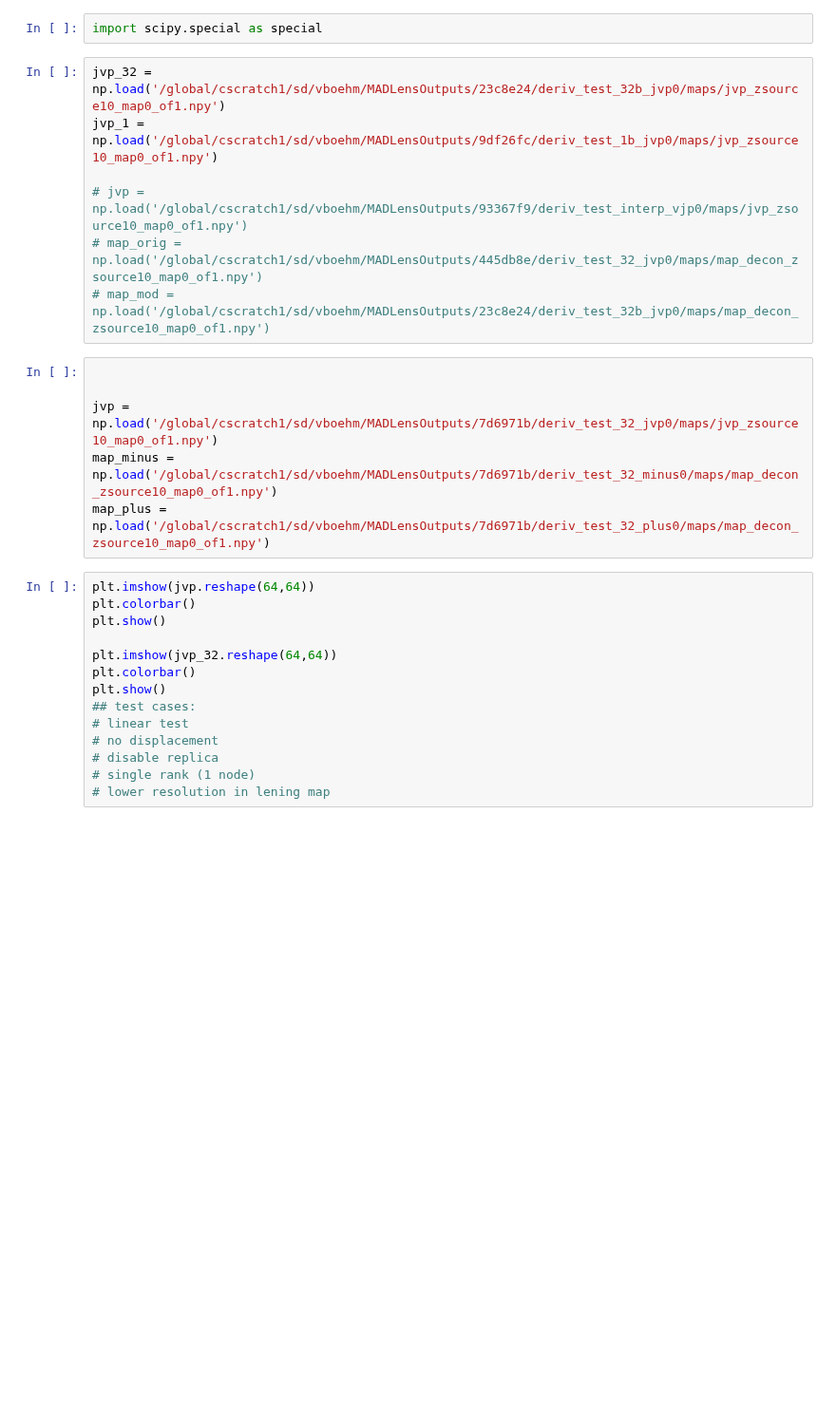
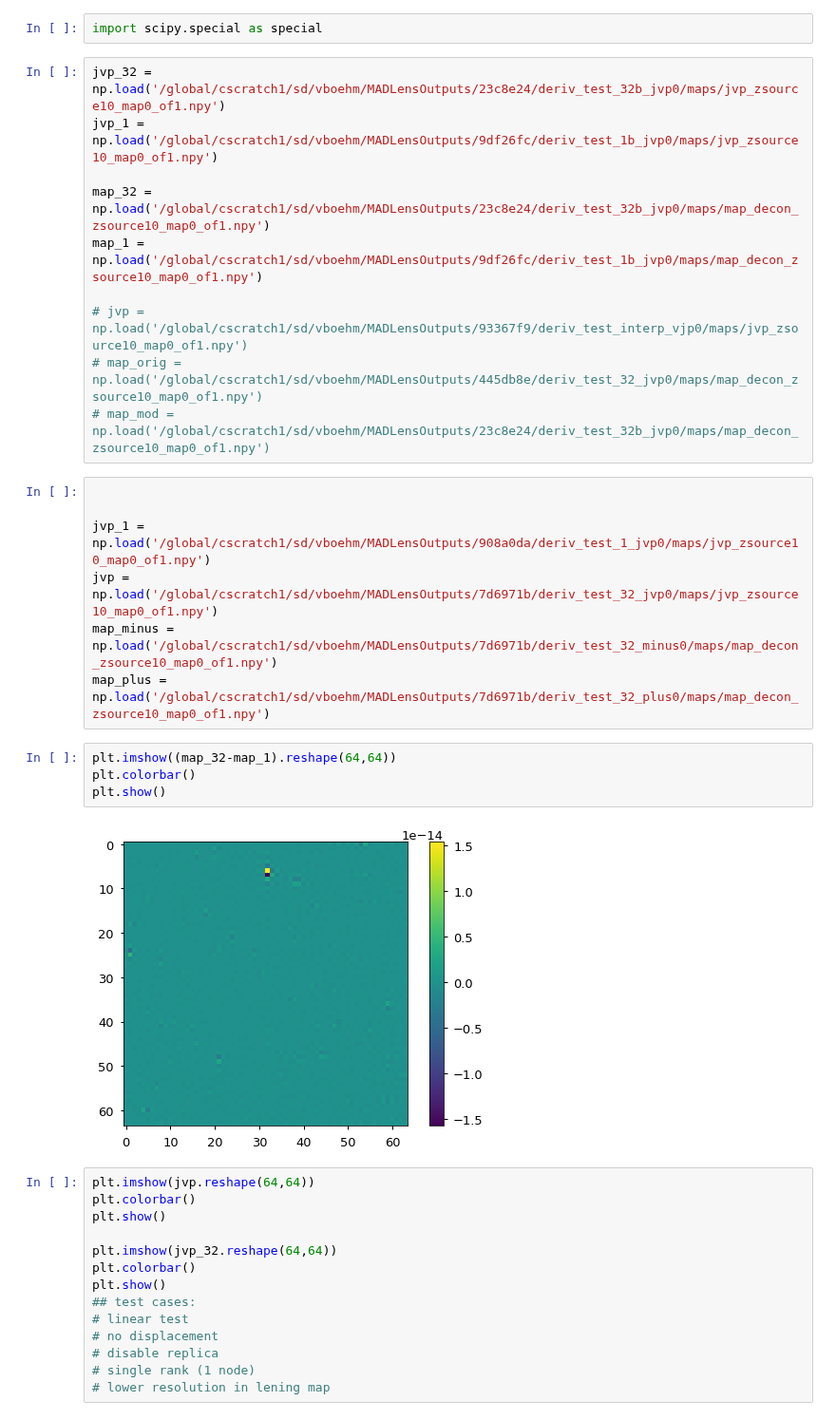
Before and after one commit to VMBoehm/MADLens, a Jupyter notebook: notebooks/PlotResults-publications.ipynb, the cells around one changed output. Shown at 95% size. Cells and saved outputs as stored; diff of their text form; blank space fills up the shorter version.

```diff
--- a/notebooks/PlotResults-publications.ipynb
+++ b/notebooks/PlotResults-publications.ipynb
@@ -591,15 +591,25 @@ import scipy.special as special
 jvp_32 = np.load('/global/cscratch1/sd/vboehm/MADLensOutputs/23c8e24/deriv_test_32b_jvp0/maps/jvp_zsource10_map0_of1.npy')
 jvp_1 = np.load('/global/cscratch1/sd/vboehm/MADLensOutputs/9df26fc/deriv_test_1b_jvp0/maps/jvp_zsource10_map0_of1.npy')
 
+map_32 = np.load('/global/cscratch1/sd/vboehm/MADLensOutputs/23c8e24/deriv_test_32b_jvp0/maps/map_decon_zsource10_map0_of1.npy')
+map_1 = np.load('/global/cscratch1/sd/vboehm/MADLensOutputs/9df26fc/deriv_test_1b_jvp0/maps/map_decon_zsource10_map0_of1.npy')
+
 # jvp = np.load('/global/cscratch1/sd/vboehm/MADLensOutputs/93367f9/deriv_test_interp_vjp0/maps/jvp_zsource10_map0_of1.npy')
 # map_orig = np.load('/global/cscratch1/sd/vboehm/MADLensOutputs/445db8e/deriv_test_32_jvp0/maps/map_decon_zsource10_map0_of1.npy')
 # map_mod = np.load('/global/cscratch1/sd/vboehm/MADLensOutputs/23c8e24/deriv_test_32b_jvp0/maps/map_decon_zsource10_map0_of1.npy')
 # %%
 
 
+jvp_1 = np.load('/global/cscratch1/sd/vboehm/MADLensOutputs/908a0da/deriv_test_1_jvp0/maps/jvp_zsource10_map0_of1.npy')
 jvp = np.load('/global/cscratch1/sd/vboehm/MADLensOutputs/7d6971b/deriv_test_32_jvp0/maps/jvp_zsource10_map0_of1.npy')
 map_minus = np.load('/global/cscratch1/sd/vboehm/MADLensOutputs/7d6971b/deriv_test_32_minus0/maps/map_decon_zsource10_map0_of1.npy')
 map_plus = np.load('/global/cscratch1/sd/vboehm/MADLensOutputs/7d6971b/deriv_test_32_plus0/maps/map_decon_zsource10_map0_of1.npy')
+# %%
+plt.imshow((map_32-map_1).reshape(64,64))
+plt.colorbar()
+plt.show()
+# %% [output]
+[figure, added]
 # %%
 plt.imshow(jvp.reshape(64,64))
 plt.colorbar()
```
Also changed, not shown: parts of 3 cells of this notebook, 2 other files.
